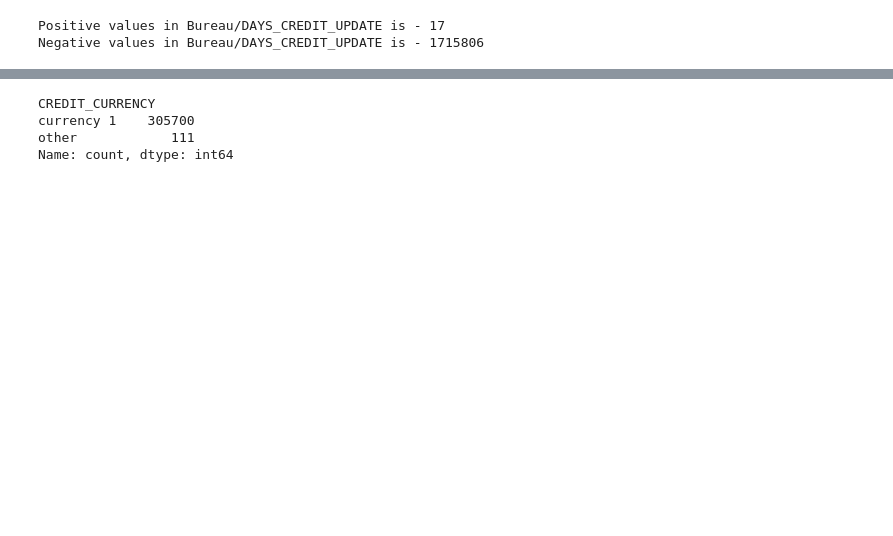
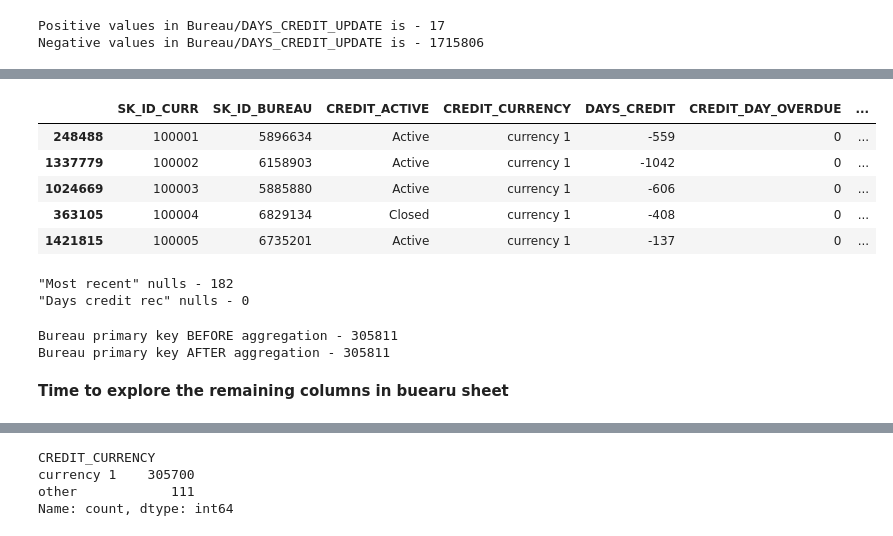
Before and after one commit to nicriv831/Default-Risk, a Jupyter notebook: EDA_Default_Risk.ipynb, the cells around one changed output, grey strips where cells are left out. Drawn from its saved outputs; the diff is of its cells as text; code cells hidden in the pictures; blank space fills up the shorter version.

```diff
--- a/EDA_Default_Risk.ipynb
+++ b/EDA_Default_Risk.ipynb
@@ -983,0 +887,29 @@ np.float64(0.00036296928495050865)
+# %%
+# Head check
+
+filtered_bur_0null.head()
+# %% [output]
+|  | SK_ID_CURR | SK_ID_BUREAU | CREDIT_ACTIVE | CREDIT_CURRENCY | DAYS_CREDIT | CREDIT_DAY_OVERDUE | ... |
+| 248488 | 100001 | 5896634 | Active | currency 1 | -559 | 0 | ... |
+| 1337779 | 100002 | 6158903 | Active | currency 1 | -1042 | 0 | ... |
+| 1024669 | 100003 | 5885880 | Active | currency 1 | -606 | 0 | ... |
+| 363105 | 100004 | 6829134 | Closed | currency 1 | -408 | 0 | ... |
+| 1421815 | 100005 | 6735201 | Active | currency 1 | -137 | 0 | ... |
+# %%
+# Check nulls in engineered columns to see if there are any missing
+
+print(f'"Most recent" nulls - {bureau0_null_df['MOST_RECENT'].isna().sum()}')
+print(f'"Days credit rec" nulls - {bureau0_null_df['DAYS_CREDIT_REC'].isna().sum()}')
+# %% [output]
+"Most recent" nulls - 182
+"Days credit rec" nulls - 0
+# %%
+# Check that none of the original columns were lost
+
+print(f'Bureau primary key BEFORE aggregation - {bureau0_null_df['SK_ID_CURR'].nunique()}')
+print(f'Bureau primary key AFTER aggregation - {filtered_bur_0null['SK_ID_BUREAU'].nunique()}')
+# %% [output]
+Bureau primary key BEFORE aggregation - 305811
+Bureau primary key AFTER aggregation - 305811
+# %% [markdown]
+**Time to explore the remaining columns in buearu sheet**
```
Also changed, not shown: parts of 48 cells of this notebook, 1 other file.
